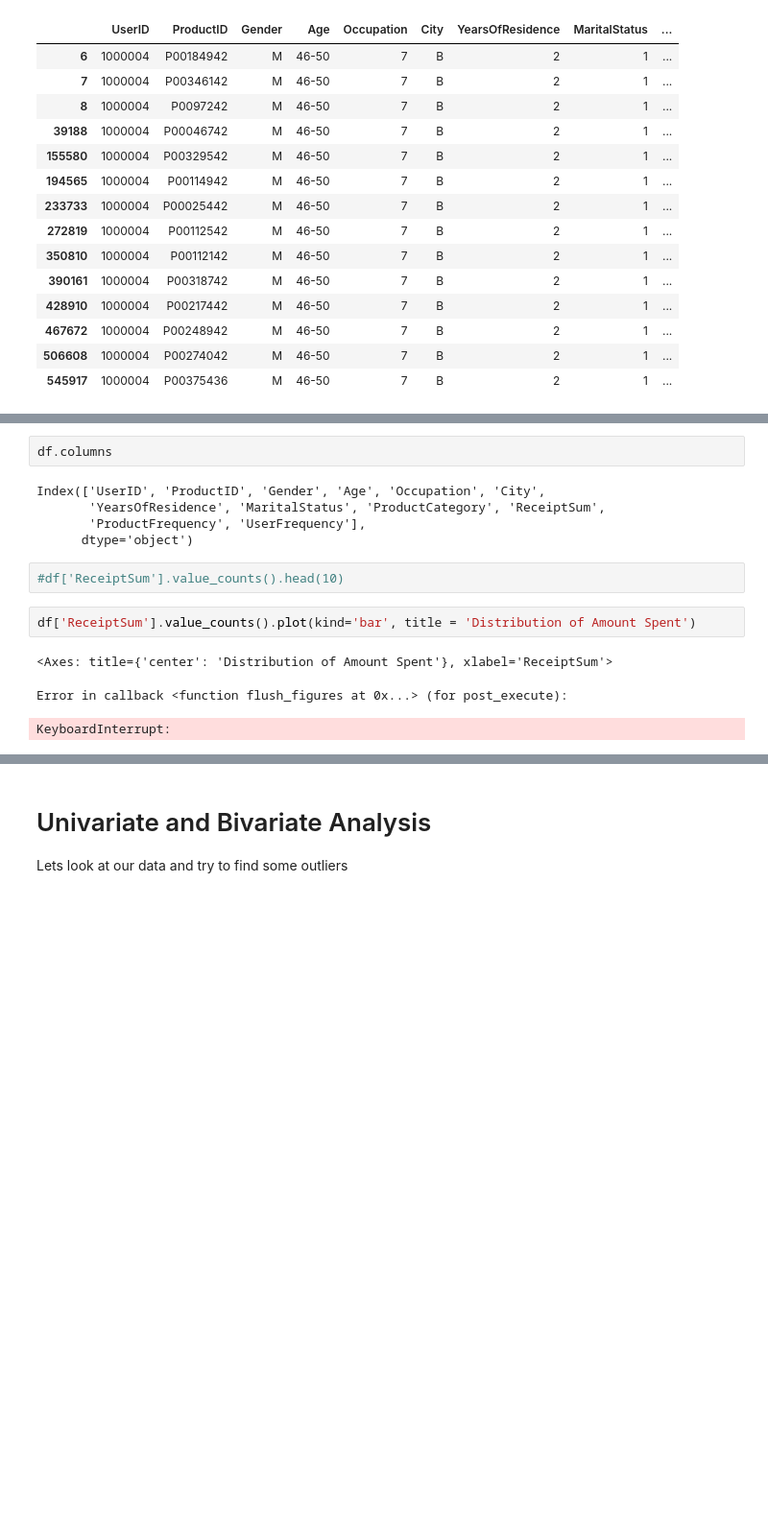
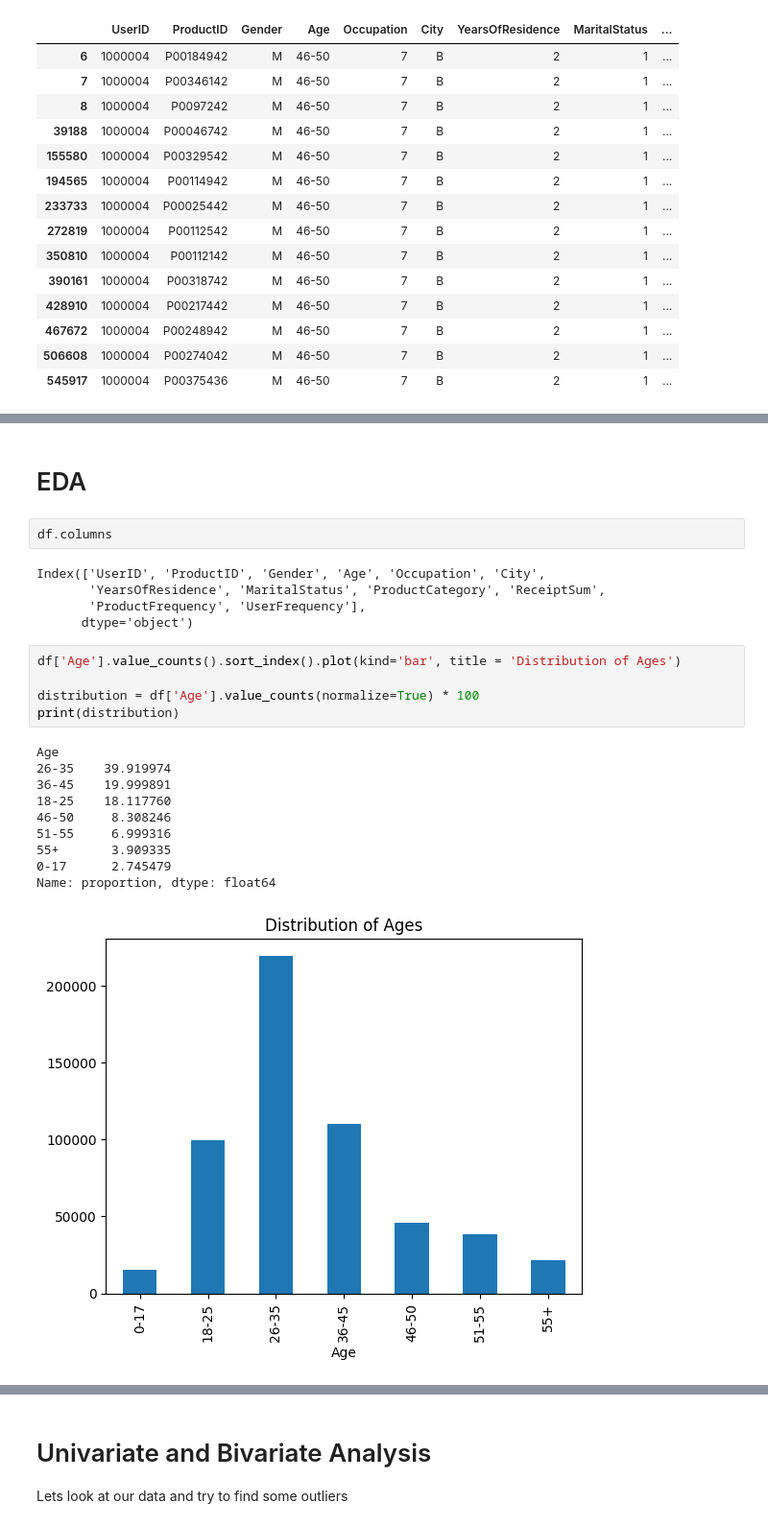
Before and after one commit to Farzins-Lab/Data-Mining-and-Analytics-Final-Project, a Jupyter notebook: Minimized_COSC_526_Data_Cleaning_Notebook_Final.ipynb, the cells around one changed output, grey strips where cells are left out. Shown at 96% size. Saved outputs shown, nothing was run; the diff lists cells and outputs as text; blank space fills up the shorter version.

```diff
--- a/Minimized_COSC_526_Data_Cleaning_Notebook_Final.ipynb
+++ b/Minimized_COSC_526_Data_Cleaning_Notebook_Final.ipynb
@@ -301,3 +251,5 @@ df.loc[~df.duplicated(subset=['UserID','Age'])]  #.reset_index(drop=True) if you
+# %% [markdown]
+# EDA
 # %%
 df.columns
 # %% [output]
@@ -305,11 +257,19 @@ Index(['UserID', 'ProductID', 'Gender', 'Age', 'Occupation', 'City',
        'YearsOfResidence', 'MaritalStatus', 'ProductCategory', 'ReceiptSum',
        'ProductFrequency', 'UserFrequency'],
       dtype='object')
-# %%
-#df['ReceiptSum'].value_counts().head(10)
 # %%
-df['ReceiptSum'].value_counts().plot(kind='bar', title = 'Distribution of Amount Spent')
+df['Age'].value_counts().sort_index().plot(kind='bar', title = 'Distribution of Ages')
+
+distribution = df['Age'].value_counts(normalize=True) * 100
+print(distribution)
 # %% [output]
-<Axes: title={'center': 'Distribution of Amount Spent'}, xlabel='ReceiptSum'>
+Age
+26-35    39.919974
+36-45    19.999891
+18-25    18.117760
+46-50     8.308246
+51-55     6.999316
+55+       3.909335
+0-17      2.745479
+Name: proportion, dtype: float64
-Error in callback <function flush_figures at 0x...> (for post_execute):
-KeyboardInterrupt:
+[figure, added]
```
Also changed, not shown: parts of 71 cells of this notebook.
